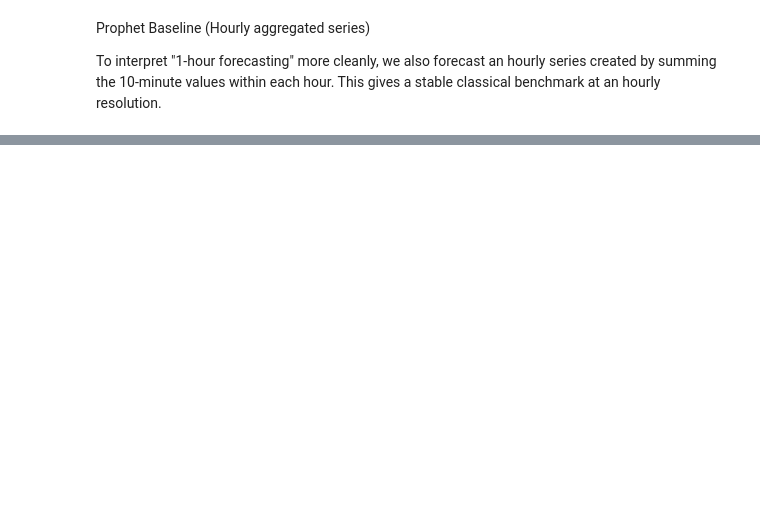
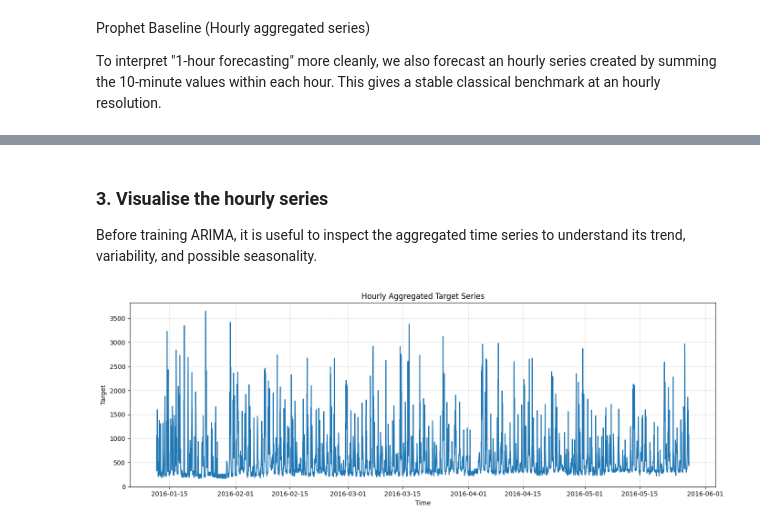
Before and after one commit to ibimohamed83/Data_Analytics_project, a Jupyter notebook: smart_home.ipynb, the cells around one changed output, grey strips where cells are left out. Saved outputs shown, nothing was run; the diff lists cells and outputs as text; code cells hidden in the pictures; blank space fills up the shorter version.

```diff
--- a/smart_home.ipynb
+++ b/smart_home.ipynb
@@ -1009,0 +1097,23 @@ plt.show()
+# %%
+# Create a copy of the original dataframe to avoid modifying it directly
+df = df.copy()
+
+# Ensure the index is in datetime format
+df.index = pd.to_datetime(df.index)
+
+# Sort the dataframe by time just in case it is not already ordered
+df = df.sort_index()
+
+# Convert the target column to numeric values
+# Any invalid values will become NaN
+y_10min = pd.to_numeric(df[TARGET], errors="coerce")
+
+# Aggregate the 10-minute target series into hourly values
+# We use sum() because the target is being accumulated over the hour
+y_hour = y_10min.resample("1h").sum().dropna()
+
+# Display the first few rows
+print(y_hour.head())
+
+# Display the shape of the hourly series
+print("Hourly series length:", len(y_hour))
@@ -1009,0 +1146,15 @@ plt.show()
+# %% [markdown]
+### 3. Visualise the hourly series
+
+Before training ARIMA, it is useful to inspect the aggregated time series to understand its trend, variability, and possible seasonality.
+# %%
+plt.figure(figsize=(14, 5))
+plt.plot(y_hour.index, y_hour.values)
+plt.title("Hourly Aggregated Target Series")
+plt.xlabel("Time")
+plt.ylabel("Target")
+plt.tight_layout()
+plt.grid(True, linestyle="--", alpha=0.5)
+plt.show()
+# %% [output]
+[figure, added]
```
Also changed, not shown: parts of 48 cells of this notebook, 1 other file.
